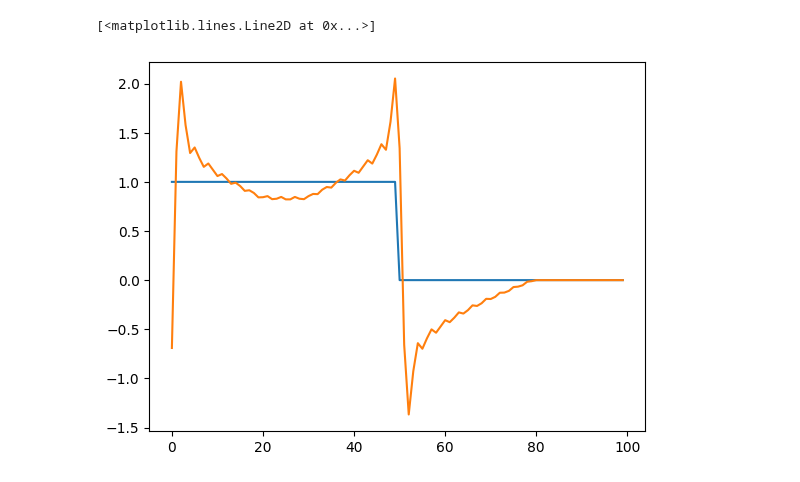
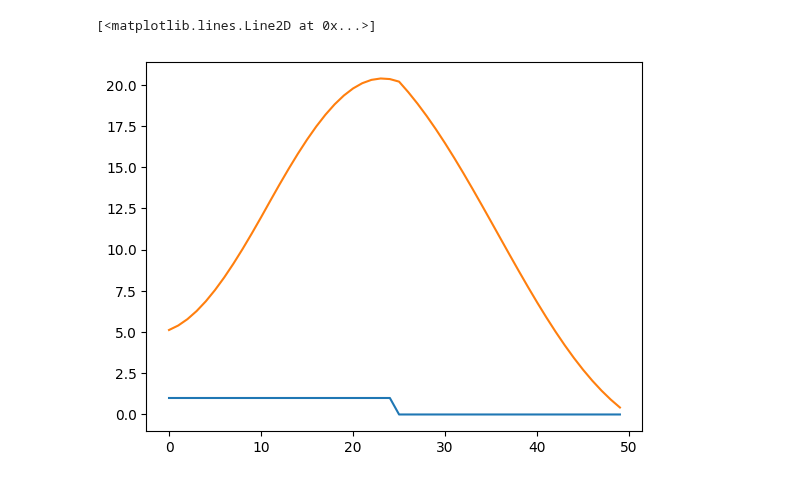
Before and after one commit to DylanReidRamelli/Bachelor-Project-2023, a Jupyter notebook: notebook/direct_convolution.ipynb, the cells around one changed output. Drawn from its saved outputs; the diff is of its cells as text; code cells hidden in the pictures.

```diff
--- a/notebook/direct_convolution.ipynb
+++ b/notebook/direct_convolution.ipynb
@@ -11,7 +11,7 @@ def d_conv(W, X):
 
     return (X * W)
 # %%
-n = 100
+n = 50
 x = np.arange(n)
 x0 = n * 0.5
 X = x < x0
@@ -44,0 +29,13 @@ TypeError: exp() takes from 1 to 2 positional arguments but 61 were given
+# %%
+# Create filter.
+delta = 10.2
+# M = 3/2
+# H = np.zeros(n, dtype=complex)
+# for i in range(n):
+#     k = wavenum(i,n)
+#     a = 2 * np.pi / n * k * M
+#     H[i] = (np.sin(3*a/2))/a - (3 * np.pi * np.cos(3 * a/2))/(9 * a**2 - np.pi**2)
+
+# H[0] = 3/2 + 3/np.pi
+# H /= 3/2
+# plt.plot(np.arange(n) - n//2, fft.fftshift(H))
@@ -44,0 +85,6 @@ TypeError: exp() takes from 1 to 2 positional arguments but 61 were given
+# %%
+#Shift
+L = np.zeros(n, dtype=complex)
+for i in range(n):
+    L[i] = np.exp(-2j * np.pi * delta * wavenum(i,n) /n)
+plt.plot(np.arange(n), L)
@@ -45,3 +94,3 @@ TypeError: exp() takes from 1 to 2 positional arguments but 61 were given
 # %%
-# h = np.fft.ifft(H)
-# plt.plot(w,h)
+z = np.fft.ifft(G * L)
+plt.plot(np.arange(n),z)
@@ -51,7 +103,7 @@ TypeError: exp() takes from 1 to 2 positional arguments but 61 were given
 
 x_shifted_filter = np.zeros(n, dtype=complex)
 
-x_shifted_filter = np.convolve(X,H, 'same')
+x_shifted_filter = np.convolve(X,z, 'same')
 # x_shifted_filter /=
 
 # x_shifted_filter = convolve_1d(x_shifted, H)
@@ -63,31 +115,31 @@ x_shifted_filter = np.convolve(X,H, 'same')
 #     if i - M//2 < 0:
 #         for j in range(n - M // 2, n):
 #             A += X[j] * h[j % M]
 #         for j in range(0, M // 2):
 #             A += X[j] * h[j % M]
 #         # print(i)
 
 
 #     # At the end
 #     elif i + M // 2 > n:
 #         for j in range(i - M // 2, n):
 #             A += X[j] * h[j % M]
 #         for j in range(0, M // 2):
 #             A += X[j] * h[j % M]
 #         # print(i)
 
 #     # In the middle.
 #     elif i > M // 2 and i + M // 2  < n:
 #         for j in range(i - M//2, i + M//2):
 #             A += X[j] * h[j % M]
 
 #         # print(i)
 #     x_shifted_filter[i] = A
 
 # x_shifted_filter /= M
 plt.plot(x,X)
 # plt.plot(x,x_shifted.real)
 plt.plot(x,x_shifted_filter)
 # %% [output]
 [<matplotlib.lines.Line2D at 0x...>]
-[figure, old version]
+[figure, new version]
```
Also changed, not shown: parts of 6 cells of this notebook, 2 other files.
